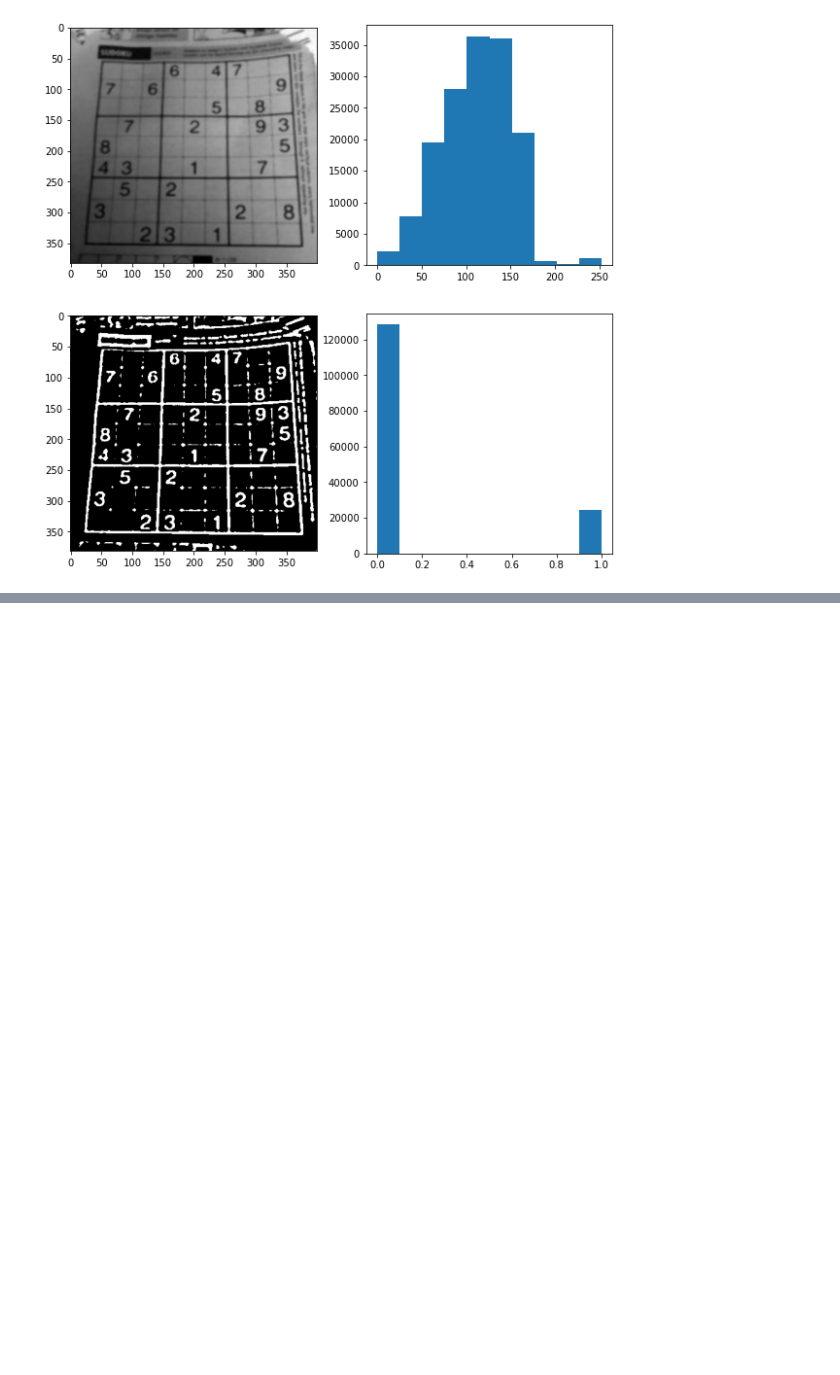
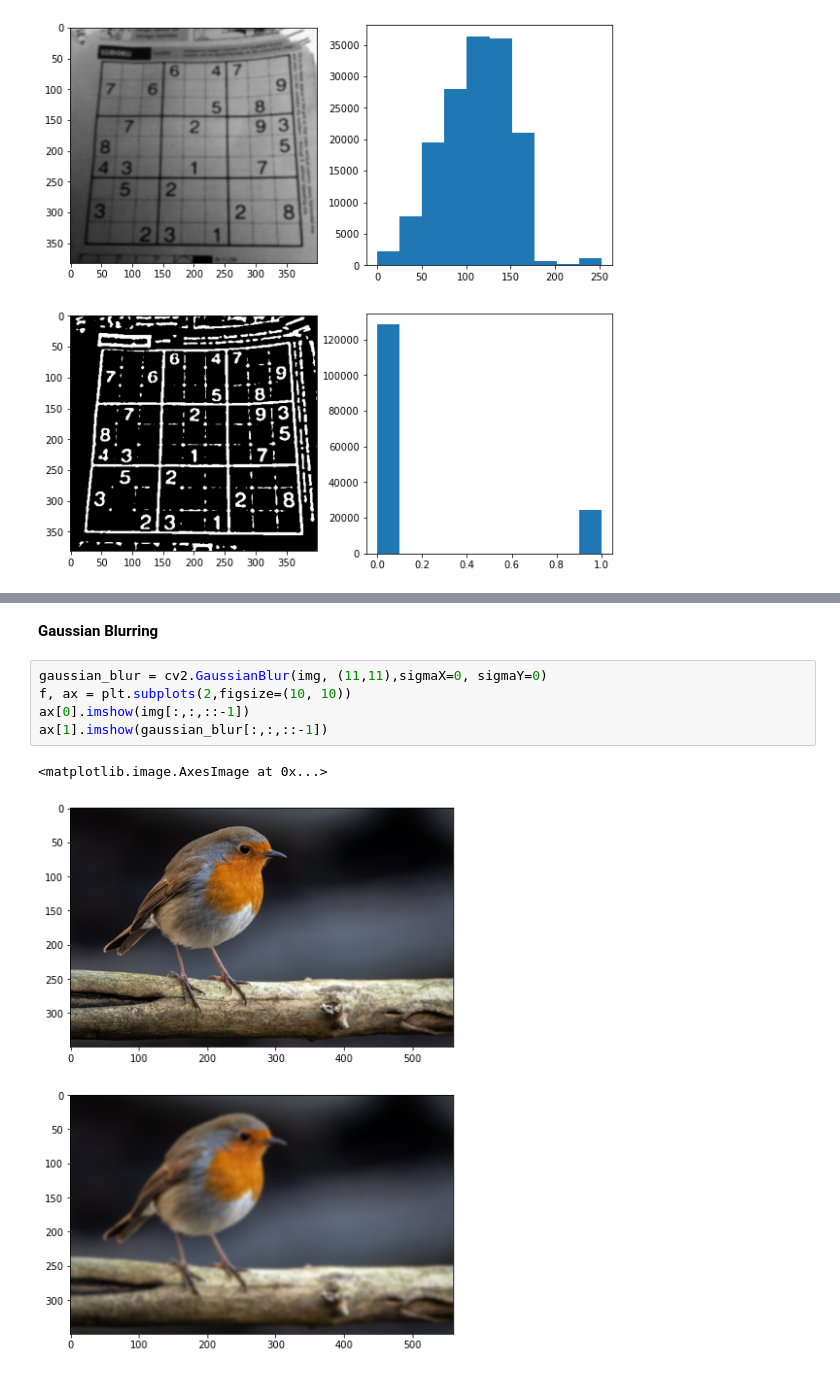
Before and after one commit to gokulg02/DEXBOT-CV-workshop, a Jupyter notebook: Image_filters_and_thresholding.ipynb, the cells around one changed output, grey strips where cells are left out. Cells and saved outputs as stored; diff of their text form; blank space fills up the shorter version.

```diff
--- a/Image_filters_and_thresholding.ipynb
+++ b/Image_filters_and_thresholding.ipynb
@@ -136,0 +161,10 @@ array([[1, 0, 0, ..., 0, 0, 1],
+# %% [markdown]
+__Gaussian Blurring__
+# %%
+gaussian_blur = cv2.GaussianBlur(img, (11,11),sigmaX=0, sigmaY=0)
+f, ax = plt.subplots(2,figsize=(10, 10))
+ax[0].imshow(img[:,:,::-1])
+ax[1].imshow(gaussian_blur[:,:,::-1])
+# %% [output]
+<matplotlib.image.AxesImage at 0x...>
+[figure, added]
```
Also changed, not shown: parts of 9 cells of this notebook.
